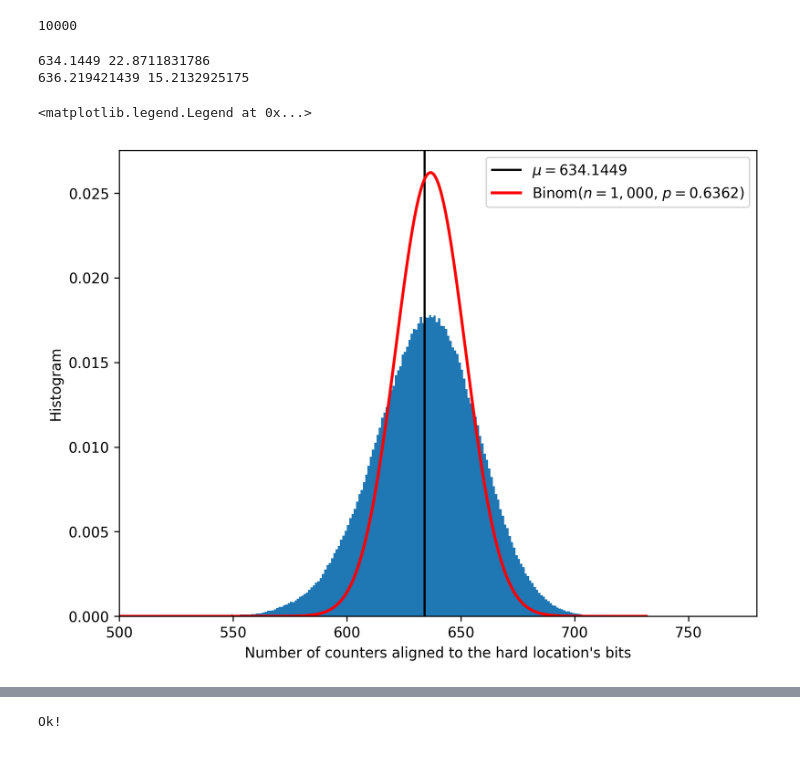
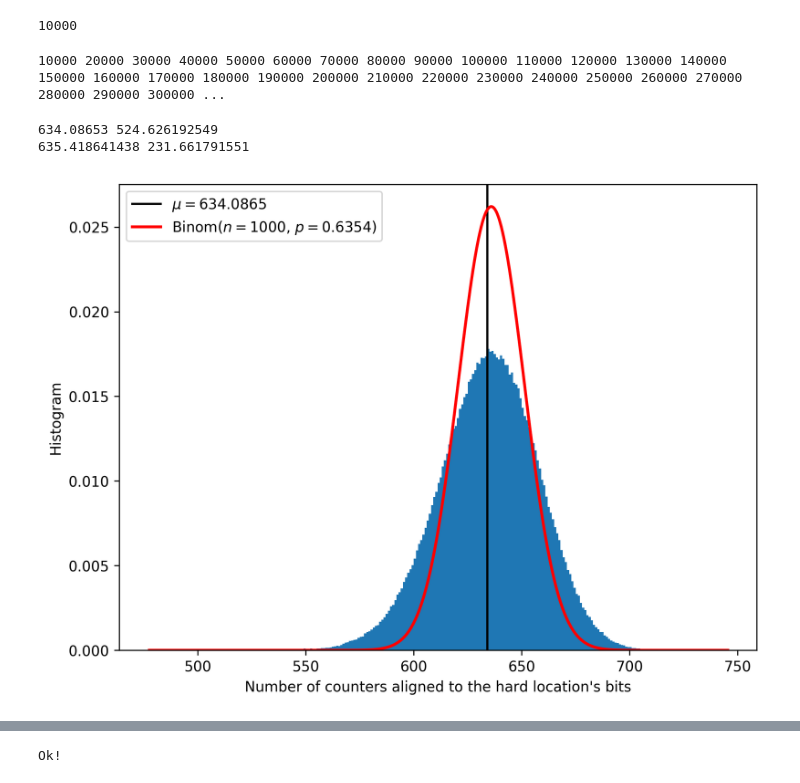
Before and after one commit to msbrogli/sdm-framework, a Jupyter notebook: docs/notebooks/Autocorrelation - Test 1 - Autoassociative (x at x).ipynb, the cells around one changed output, grey strips where cells are left out. Saved outputs shown, nothing was run; the diff lists cells and outputs as text; code cells hidden in the pictures.

```diff
--- a/docs/notebooks/Autocorrelation - Test 1 - Autoassociative (x at x).ipynb
+++ b/docs/notebooks/Autocorrelation - Test 1 - Autoassociative (x at x).ipynb
@@ -31,6 +61,20 @@ Writing 10000 random bitstrings... !!!!!!!!!!!!!!!!!!!!!!!!!!!!!!!!!!!!!!!!!!!!!
 # %%
 v1 = []
 for i in range(sample):
+    if (i+1)%10000 == 0:
+        print(i+1, end=' ')
     bs1 = address_space.get_bitstring(i)
     bs2 = counter.to_bitstring(i)
     v1.append(bits - bs1.distance_to(bs2))
+
+    #bs1 = address_space.get_bitstring(i)
+    #cnt = 0
+    #for j, x in enumerate(counter.get_counter(i)):
+    #    b = bs1.get_bit(j)
+    #    if b == 1 and x >= 0:
+    #        cnt += 1
+    #    elif b == 0 and x <= 0:
+    #        cnt += 1
+    #v1.append(cnt)
+# %% [output]
+10000 20000 30000 40000 50000 60000 70000 80000 90000 100000 110000 120000 130000 140000 150000 160000 170000 180000 190000 200000 210000 220000 230000 240000 250000 260000 270000 280000 290000 300000 ...
@@ -37,37 +101,36 @@ for i in range(sample):
 # %%
 plt.figure(figsize=(8, 6), dpi=300)
-bins = plt.hist(v1, bins=range(min(v1), max(v1)+1), density=True);
+bins = plt.hist(v1, bins=range(int(min(v1)), int(max(v1))+1), density=True);
 mu = 1.0*sum(v1)/len(v1)
 sigma = (sum((x - mu)**2 for x in v1)/len(v1))**0.5
 
-p = 0.36378057856128687
-plt.axvline(mu, color='k', label='$\mu = {}$'.format(mu))
+plt.axvline(mu, color='k', label='$\mu = {:.4f}$'.format(mu))
 plt.xlabel('Number of counters aligned to the hard location\'s bits')
 plt.ylabel('Histogram')
-plt.xlim(500, 780)
+#plt.xlim(500, 780)
 
-print(mu, sigma)
+print(mu, sigma**2)
 
-p = 1-0.36378057856128687
-mu = p*1000
-sigma = (p*(1-p)*1000)**0.5
-print(mu, sigma)
+tmp_p = 0.6354186414381007
+mu = tmp_p*1000
+sigma = tmp_p*(1-tmp_p)*1000
+sigma = sigma**0.5
+print(mu, sigma**2)
 
-#import numpy as np
-#import matplotlib.mlab as mlab
+import numpy as np
+import matplotlib.mlab as mlab
 #from scipy.stats import binom
 x_values = np.linspace(min(v1), max(v1)+1, 1000)
 y_values = mlab.normpdf(x_values, mu, sigma)
 #x_values = list(range(min(v1), max(v1)+1))
 #y_values = binom.pmf(x_values, 1000, p)
-plt.plot([x+0.5 for x in x_values], y_values, 'r', linewidth=2.0, label='Binom($n=1,000$, $p={:.4f}$)'.format(p))
+plt.plot([x+0.5 for x in x_values], y_values, 'r', linewidth=2.0, label='Binom($n=1000$, $p={:.4f}$)'.format(tmp_p))
 
-plt.legend()
+plt.legend();
 # %% [output]
-634.1449 22.8711831786
-636.219421439 15.2132925175
+634.08653 524.626192549
+635.418641438 231.661791551
-<matplotlib.legend.Legend at 0x...>
-[figure, old version]
+[figure, new version]
 # %%
 v2 = []
 bs1 = sdmlib.Bitstring.init_zeros(bits)
```
Also changed, not shown: parts of 24 cells of this notebook, 1 other file.
